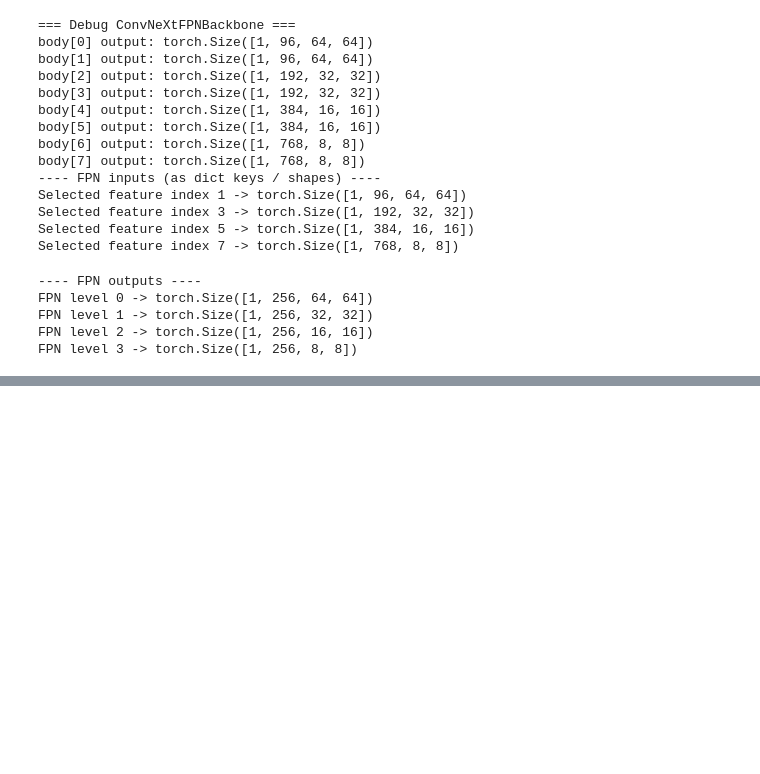
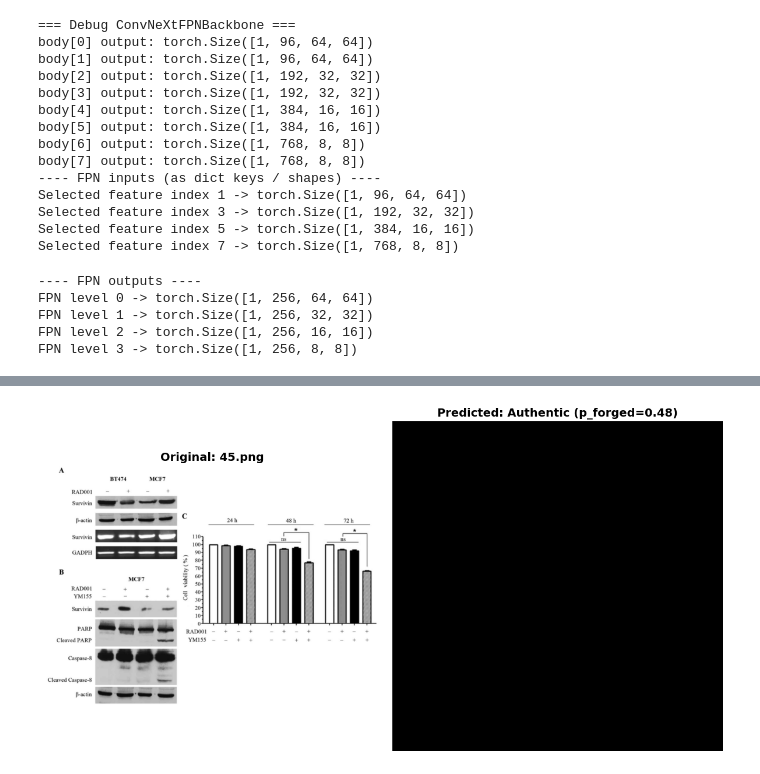
Before and after one commit to piiop/RecodAI_LUC, a Jupyter notebook: mask2former_baseline.ipynb, the cells around one changed output, grey strips where cells are left out. Cells and saved outputs as stored; diff of their text form; code cells hidden in the pictures; blank space fills up the shorter version.

Commit message:
Kaggle Notebook | mask2former_baseline | Version 1

```diff
--- a/mask2former_baseline.ipynb
+++ b/mask2former_baseline.ipynb
@@ -682,13 +682,15 @@ class Mask2FormerForgeryModel(nn.Module):
         # Use highest-res level (P2) for mask features
         mask_feats = self.mask_feature_proj(fpn_feats[0])  # [B, mask_dim, Hm, Wm]
         pos_list = [self.position_encoding(x) for x in fpn_feats]
+
         # Transformer on multi-scale features
-        hs = self.transformer_decoder(fpn_feats, pos_list)  # may be [B, Q, C, 1]
-        hs = hs.squeeze(-1)                                 # now guaranteed [B, Q, C]
+        hs_all = self.transformer_decoder(fpn_feats, pos_list)  # [num_layers, B, Q, C]
+        hs = hs_all[-1]                                         # last layer: [B, Q, C]
 
         # Heads
-        class_logits    = self.class_head(hs).squeeze(-1)        # [B, Q]
-        mask_embeddings = self.mask_embed_head(hs)            # [B, Q, mask_dim]
+        class_logits    = self.class_head(hs).squeeze(-1)       # [B, Q]
+        mask_embeddings = self.mask_embed_head(hs)              # [B, Q, mask_dim]
+
 
         # Produce mask logits via dot-product
         # mask_feats: [B, mask_dim, Hm, Wm]; mask_emb: [B, Q, mask_dim]
@@ -1063,66 +1204,85 @@ print(f"Forged: {forged_count}")
 # %%
 model.eval()
 
-# We take the first file from the test folder
+# Take the first file from the test folder
 test_files = sorted(os.listdir(paths['test_images']))
 file = test_files[0]
 img_path = os.path.join(paths['test_images'], file)
 
-# Uploading an image
+# Load image
 image = Image.open(img_path).convert('RGB')
 image_np = np.array(image)
 
 # Transformations
 transform = A.Compose([
     A.Resize(256, 256),
-    A.Normalize(mean=[0.485, 0.456, 0.406], std=[0.229, 0.224, 0.225]),
+    A.Normalize(mean=[0.485, 0.456, 0.406],
+                std=[0.229, 0.224, 0.225]),
     ToTensorV2(),
 ])
 
-# Apply transformations and make predictions
 transformed = transform(image=image_np)
 image_tensor = transformed['image'].unsqueeze(0).to(device)
 
 with torch.no_grad():
-    prediction = model(image_tensor)
+    outputs = model(image_tensor)   # list of length 1
+out = outputs[0]
 
-masks = prediction[0]['masks']
-scores = prediction[0]['scores']
-confidence_threshold = 0.5
-valid_detections = scores > confidence_threshold
+masks = out["masks"]                     # [K, Hm, Wm], uint8 {0,1}
+mask_scores = out["mask_scores"]        # [K]
+forgery_scores = out["mask_forgery_scores"]  # [K]
+img_forged_prob = out["image_authenticity"]  # scalar in [0,1]
 
-# Creating a shape: original on the left, mask on the right
+# Thresholds
+forgery_threshold = 0.5   # per-mask forgery score
+auth_threshold = 0.5       # image-level authenticity gate
+
+# Decide valid detections
+if masks.shape[0] == 0 or img_forged_prob < auth_threshold:
+    # Authenticity gate or no masks -> predicted authentic
+    valid_detections = torch.zeros(0, dtype=torch.bool, device=masks.device)
+else:
+    valid_detections = forgery_scores > forgery_threshold  # [K]
+
+# Plot
 fig, axes = plt.subplots(1, 2, figsize=(12, 6))
 
 # Original
 axes[0].imshow(image_np)
 axes[0].set_title(f'Original: {file}', fontsize=14, fontweight='bold')
 axes[0].axis('off')
 
-# Mask
-if valid_detections.sum() == 0:
-    combined_mask = np.zeros((256, 256))
-    title = 'Predicted: Authentic'
+# Mask side
+if valid_detections.numel() == 0 or valid_detections.sum() == 0:
+    combined_mask = np.zeros((256, 256), dtype=np.float32)
+    title = f'Predicted: Authentic (p_forged={img_forged_prob:.2f})'
     cmap = 'gray'
 else:
+    # Combine predicted forgery masks, upsample to 256x256 for display
     combined_mask = np.zeros((256, 256), dtype=np.float32)
-    for idx in range(len(masks)):
-        if valid_detections[idx]:
-            mask = masks[idx, 0] > 0.5
-            combined_mask = np.maximum(combined_mask, mask.cpu().numpy().astype(np.float32))
+    for idx in torch.nonzero(valid_detections, as_tuple=False).flatten():
+        mk = masks[idx].float().cpu().numpy()  # [Hm, Wm]
+        # Resize to 256x256 for visualization
+        mk_resized = cv2.resize(mk, (256, 256), interpolation=cv2.INTER_NEAREST)
+        combined_mask = np.maximum(combined_mask, mk_resized)
 
-    title = f'Predicted: Forged ({valid_detections.sum()} regions)'
+    title = (
+        f'Predicted: Forged ({valid_detections.sum().item()} regions, '
+        f'p_forged={img_forged_prob:.2f})'
+    )
     cmap = 'hot'
 
 im = axes[1].imshow(combined_mask, cmap=cmap, vmin=0, vmax=1)
 axes[1].set_title(title, fontsize=14, fontweight='bold')
 axes[1].axis('off')
 
-if valid_detections.sum() > 0:
+if valid_detections.numel() > 0 and valid_detections.sum() > 0:
     plt.colorbar(im, ax=axes[1], fraction=0.046, pad=0.04)
 
 plt.tight_layout()
 plt.show()
+# %% [output]
+[figure, added]
 # %%
 submission = pd.read_csv('/kaggle/working/submission.csv')
 submission.head()
```
Also changed, not shown: parts of 5 cells of this notebook.
